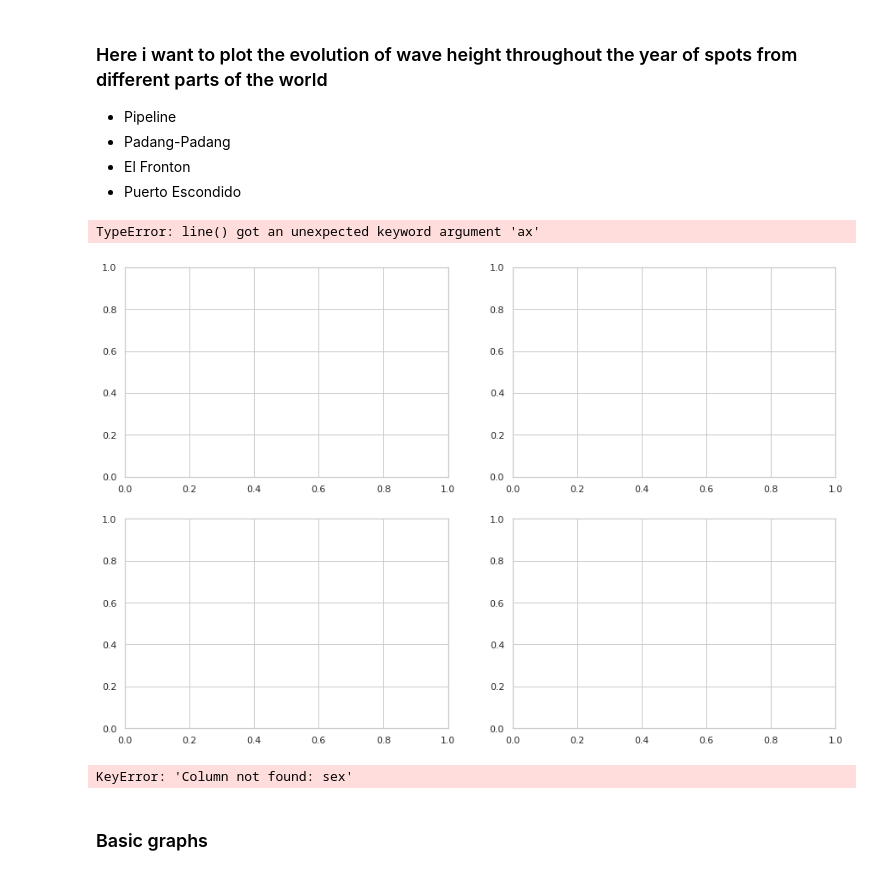
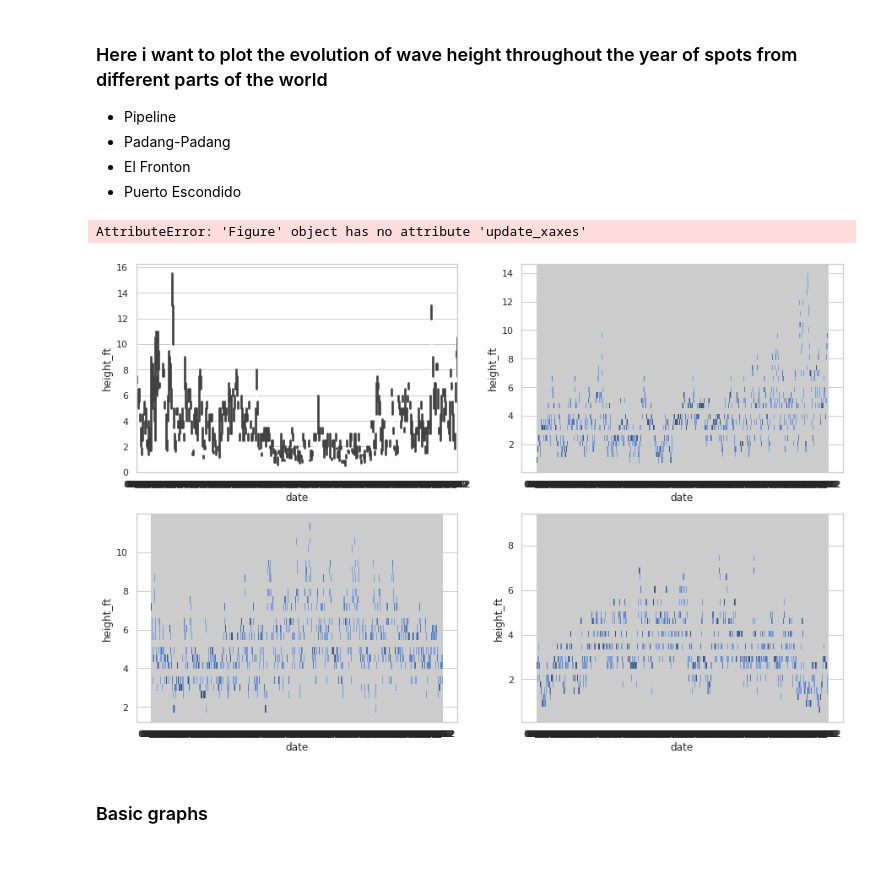
Before and after one commit to lukesmith194/SurfScanner, a Jupyter notebook: Visuals.ipynb, the cells around one changed output. Saved outputs shown, nothing was run; the diff lists cells and outputs as text; code cells hidden in the pictures.

```diff
--- a/Visuals.ipynb
+++ b/Visuals.ipynb
@@ -56,13 +32,13 @@ Mosca Point         1098
 Tauro               1098
 Name: Spot, dtype: int64
 # %%
-nazare = data[(data.Spot == "Nazare")]
+pipeline = data[(data.Spot == "Pipeline")]
 # %%
 fronton = data[(data.Spot == "Fronton")]
 # %%
-mundaka = data[(data.Spot == "Mundaka")]
+padang = data[(data.Spot == "Padang-Padang")]
 # %%
-mosca_point = data[(data.Spot == "Mosca Point")]
+puerto = data[(data.Spot == "Puerto Escondido")]
 # %% [markdown]
 ### Here i want to plot the evolution of wave height throughout the year of spots from different parts of the world
 - Pipeline
@@ -71,20 +47,16 @@ mosca_point = data[(data.Spot == "Mosca Point")]
 - Puerto Escondido
 # %%
 fig, axs = plt.subplots(nrows=2, ncols=2, figsize=(15,10))
-px.line(nazare,x="date", y="height_ft", color="Spot",title="Wave height",ax=axs[0,0]),
+sns.barplot(data=pipeline, x="date",y="height_ft", ax=axs[0,0])
+sns.histplot(data=fronton, x="date",y="height_ft", ax=axs[0,1])
+sns.histplot(data=padang, x="date",y="height_ft", ax=axs[1,0])
+sns.histplot(data=puerto, x="date",y="height_ft", ax=axs[1,1])
 fig.update_xaxes(nticks=12)
+fig.update_yaxes(nticks=25)
+fig.show()
 # %% [output]
-TypeError: line() got an unexpected keyword argument 'ax'
+AttributeError: 'Figure' object has no attribute 'update_xaxes'
-[figure, old version]
+[figure, new version]
-# %%
-data.groupby(["Spot"])["sex"].count().unstack().plot(kind="barh", ax=axs[0,0])
-"""sns.violinplot(x =penguins.bill_length_mm, y=penguins.species,ax=axs[0,1])
-sns.histplot(data=penguins, x="flipper_length_mm", hue="species", multiple="stack", ax=axs[0,2])
-sns.swarmplot(data=penguins, x="body_mass_g", y="sex", hue="species", ax=axs[1,0])
-atos.plot.pie(autopct="%.1f%%",ax=axs[1,1])
-sns.countplot(x=penguins.sex, ax=axs[1, 2])"""
-# %% [output]
-KeyError: 'Column not found: sex'
 # %% [markdown]
 ### Basic graphs
 # %%
```
Also changed, not shown: parts of 12 cells of this notebook, 1 other file.
